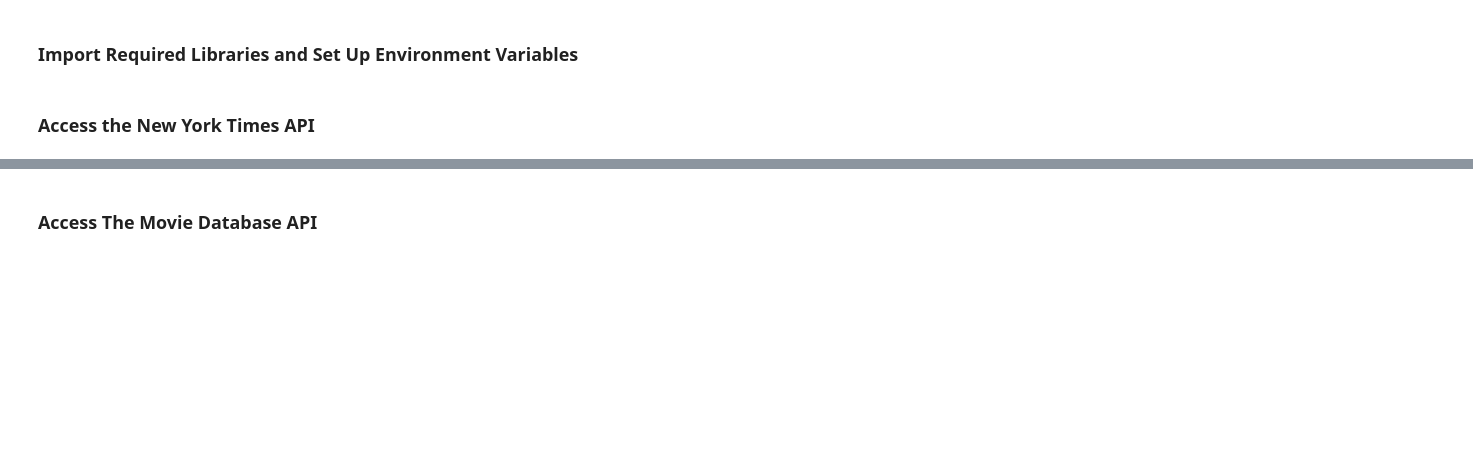
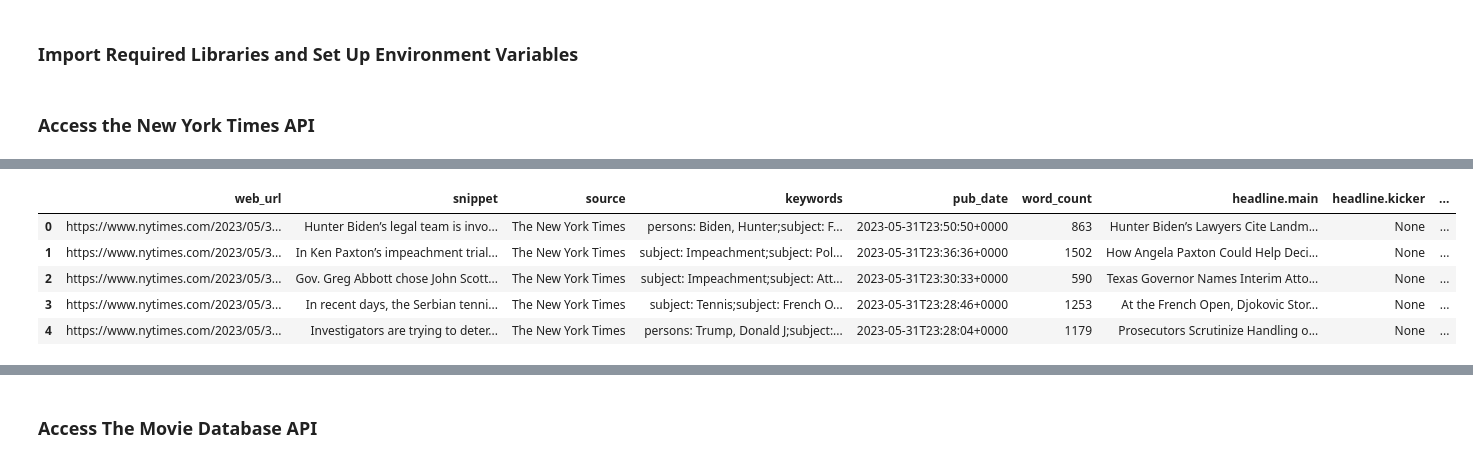
Before and after one commit to kkuria1/data-sourcing-challage, a Jupyter notebook: M6_Starter_Code/retrieve_movie_data.ipynb, the cells around one changed output, grey strips where cells are left out. Saved outputs shown, nothing was run; the diff lists cells and outputs as text; code cells hidden in the pictures; blank space fills up the shorter version.

```diff
--- a/M6_Starter_Code/retrieve_movie_data.ipynb
+++ b/M6_Starter_Code/retrieve_movie_data.ipynb
@@ -19,7 +20,7 @@ tmdb_api_key = os.getenv("TMDB_API_KEY")
 ### Access the New York Times API
 # %%
 # Set the base URL
-url = "https://api.nytimes.com/svc/search/v2/articlesearch.json?"
+base_url = "https://api.nytimes.com/svc/search/v2/articlesearch.json?"
 
 # Filter for movie reviews with "love" in the headline
 # section_name should be "Movies"
@@ -38,3 +39,20 @@ begin_date = "20130101"
 end_date = "20230531"
 
 # Build URL
+# Construct the query parameters
+query_params = {
+    "q": filter_query,
+    "sort": sort,
+    "fl": field_list,
+    "begin_date": begin_date,
+    "end_date": end_date,
+    "api-key": nyt_api_key
+}
+
+# Encode the query parameters
+encoded_params = urllib.parse.urlencode(query_params)
+
+# Build the final URL
+url = f"{base_url}?{encoded_params}"
+
+print(url)
@@ -84,27 +154,44 @@ nyt_df.head()
 # End string should include " Review" to avoid cutting title early
 
 def extract_title(headline):
-    start = headline.find("\u2018") + 1
-    end = headline.find("\u2019 Review")
-    if start > 0 and end > start:
-        return headline[start:end]
-    return headline
+    start_marker = '\u2018'
+    end_marker = '\u2019'
 
-nyt_df['title'] = nyt_df['headline.main'].apply(extract_title)
-print(nyt_df[['headline.main', 'title']].head())
+    start_index = headline.find(start_marker)
+    end_index = headline.find(end_marker, start_index + 1)
+
+    if start_index != -1 and end_index != -1:
+        title = headline[start_index + 1:end_index]
+        if not title.endswith(" Review"):
+            title += " Review"
+        return title
+    return "Untitled Review"
+
+# Add a new column "title" with extracted titles
+for review in reviews_list:
+    headline = review.get("headline", {}).get("main", "")
+    review["title"] = extract_title(headline)
 # %%
 # Extract 'name' and 'value' from items in "keywords" column
+reviews_df = pd.DataFrame(nyt_df)
 def extract_keywords(keyword_list):
     extracted_keywords = ""
     for item in keyword_list:
         # Extract 'name' and 'value'
         keyword = f"{item['name']}: {item['value']};"
         # Append the keyword item to the extracted_keywords list
         extracted_keywords += keyword
     return extracted_keywords
 
 # Fix the "keywords" column by converting cells from a list to a string
 reviews_df['keywords'] = reviews_df['keywords'].apply(extract_keywords)
 reviews_df.head(5)
+# %% [output]
+|  | web_url | snippet | source | keywords | pub_date | word_count | headline.main | headline.kicker | ... |
+| 0 | https://www.nytimes.com/2023/05/3... | Hunter Biden’s legal team is invo... | The New York Times | persons: Biden, Hunter;subject: F... | 2023-05-31T23:50:50+0000 | 863 | Hunter Biden’s Lawyers Cite Landm... | None | ... |
+| 1 | https://www.nytimes.com/2023/05/3... | In Ken Paxton’s impeachment trial... | The New York Times | subject: Impeachment;subject: Pol... | 2023-05-31T23:36:36+0000 | 1502 | How Angela Paxton Could Help Deci... | None | ... |
+| 2 | https://www.nytimes.com/2023/05/3... | Gov. Greg Abbott chose John Scott... | The New York Times | subject: Impeachment;subject: Att... | 2023-05-31T23:30:33+0000 | 590 | Texas Governor Names Interim Atto... | None | ... |
+| 3 | https://www.nytimes.com/2023/05/3... | In recent days, the Serbian tenni... | The New York Times | subject: Tennis;subject: French O... | 2023-05-31T23:28:46+0000 | 1253 | At the French Open, Djokovic Stor... | None | ... |
+| 4 | https://www.nytimes.com/2023/05/3... | Investigators are trying to deter... | The New York Times | persons: Trump, Donald J;subject:... | 2023-05-31T23:28:04+0000 | 1179 | Prosecutors Scrutinize Handling o... | None | ... |
 # %%
 # Create a list from the "title" column using to_list()
```
Also changed, not shown: parts of 18 cells of this notebook, 1 other file.
